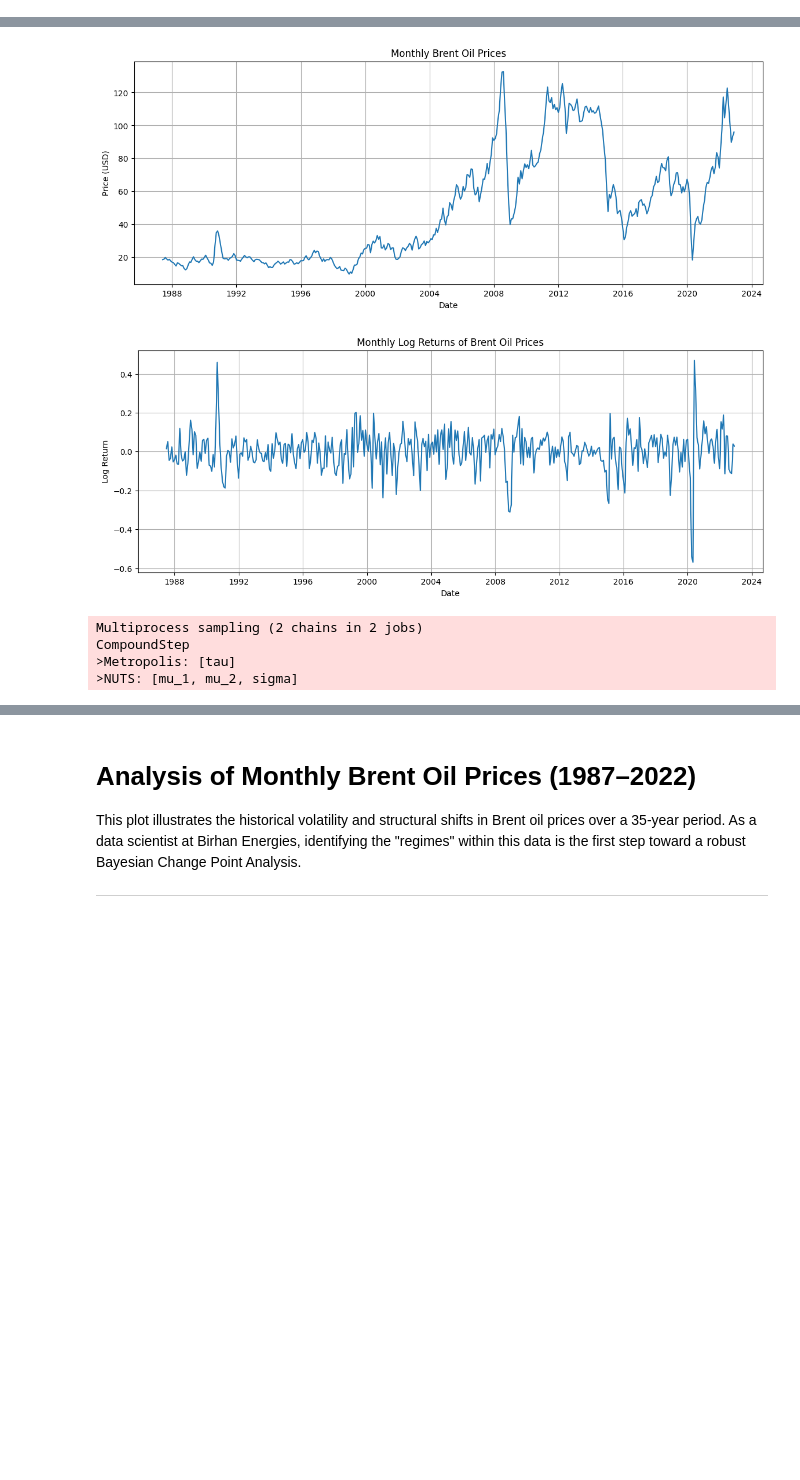
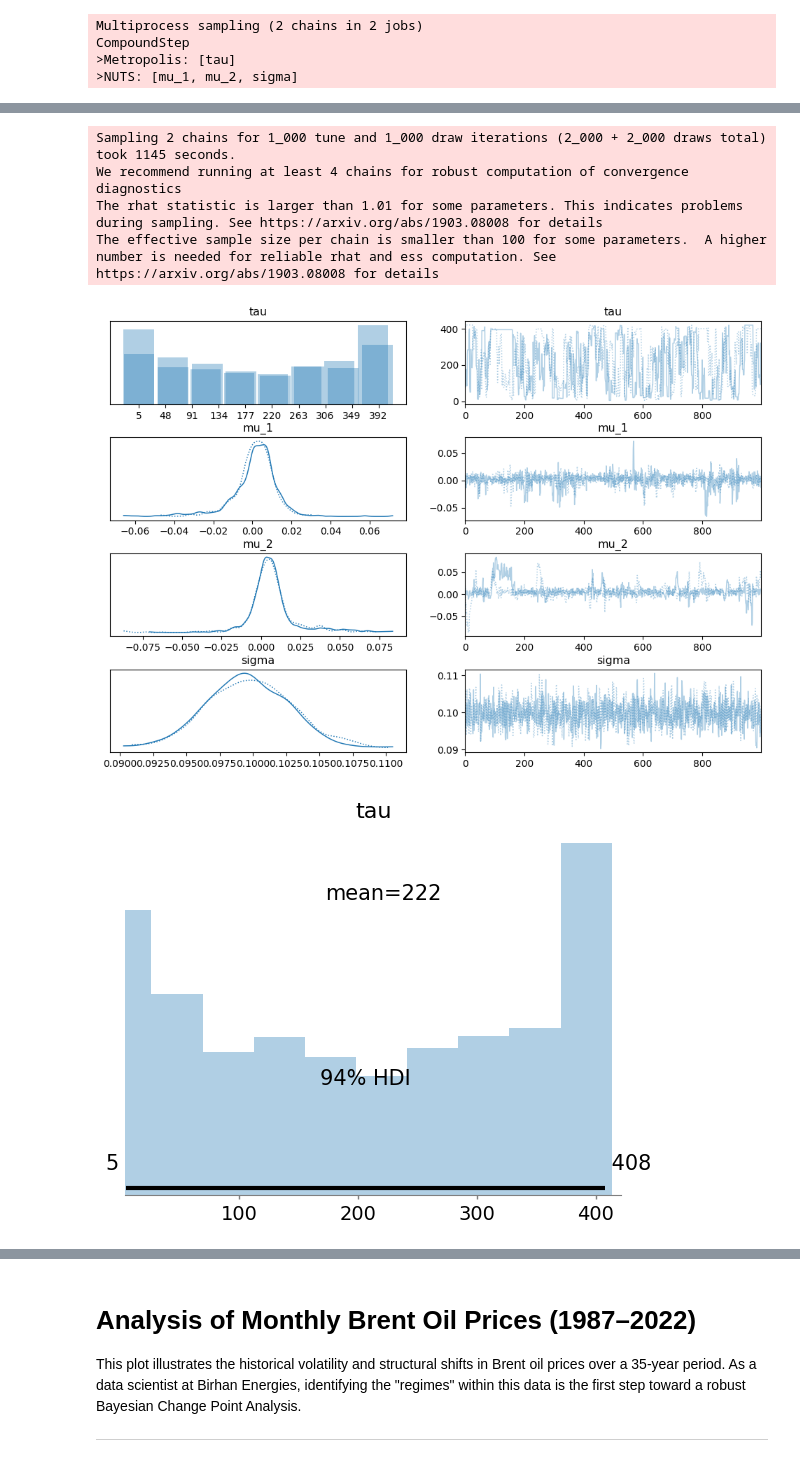
Before and after one commit to birhanu-ma/change-point-analysis, a Jupyter notebook: notebook/change_point_analysis.ipynb, the cells around one changed output, grey strips where cells are left out. Saved outputs shown, nothing was run; the diff lists cells and outputs as text; code cells hidden in the pictures; blank space fills up the shorter version.

```diff
--- a/notebook/change_point_analysis.ipynb
+++ b/notebook/change_point_analysis.ipynb
@@ -14,42 +10,52 @@ For details and migration guidance, visit: https://python.arviz.org/en/latest/us
 # %%
-
 # ------------------------------------------------------------------
-# USAGE EXAMPLE
+# UPDATED USAGE EXAMPLE (Interim Ready)
 # ------------------------------------------------------------------
 
 if __name__ == "__main__":
-    # Initialize analysis
-    cpa = ChangePointAnalysis(price_path="../data/raw/BrentOilPrices.csv", event_path="../data/raw/events.csv")
+    # 1. Initialize analysis with corrected paths
+    cpa = ChangePointAnalysis(
+        price_path="../data/raw/BrentOilPrices.csv",
+        event_path="../data/raw/events.csv"
+    )
 
-    # Load & preprocess data
+    # 2. Load & preprocess data
+    print("🚀 Loading and aggregating data...")
     cpa.load_price_data()
     cpa.aggregate_monthly()
     cpa.load_event_data()
 
-    # EDA
-    cpa.plot_price_series()
-    cpa.plot_log_returns()
+    # 3. Statistical Validation (NEW: Addresses Feedback)
+    # This step proves the data is stationary before modeling
+    stationarity_results = cpa.check_stationarity()
 
-    # Fit model
+    # 4. Fit Bayesian Model
+    print("🧠 Running MCMC Sampling (this may take a minute)...")
     cpa.fit_change_point_model(draws=1000, tune=1000, chains=2, cores=2)
 
-    # Diagnostics
+    # 5. Diagnostics & Visualization
     cpa.plot_trace()
+
     cpa.plot_tau_posterior()
-    cpa.plot_means_posterior()
     print("Change Point Detected:", cpa.get_change_point_date())
 
-    # Quantify impact
+    # 6. Quantify impact & Find Causes
     impact = cpa.quantify_impact()
+    nearby_events = cpa.find_nearby_events()
     print("Impact Summary:", impact)
 
-    # Associate events
-    nearby_events = cpa.find_nearby_events()
-    print("Nearby Events:", nearby_events)
-
-    # Plot final price series with change point
+    # 7. Final Visualizations
     cpa.plot_price_with_change_point()
 
-    # Export for dashboard
+
+    # 8. EXPORTS (NEW: Addresses Feedback & Task 3 Prep)
+    print("📂 Exporting results for Dashboard and Stakeholders...")
+
+    # Exports JSON and CSVs for the Flask/React App
     cpa.export_dashboard_files()
+
+    # Generates the automated text summary (Creates folder if missing)
+    cpa.generate_stakeholder_report()
+
+    print("\n✅ Interim Analysis Complete. Check the '/reports' and '/data/processed' folders.")
 # %% [output]
@@ -55,0 +66,4 @@ if __name__ == "__main__":
+Multiprocess sampling (2 chains in 2 jobs)
+CompoundStep
+>Metropolis: [tau]
+>NUTS: [mu_1, mu_2, sigma]
@@ -56,6 +72,6 @@ if __name__ == "__main__":
+Sampling 2 chains for 1_000 tune and 1_000 draw iterations (2_000 + 2_000 draws total) took 1145 seconds.
+We recommend running at least 4 chains for robust computation of convergence diagnostics
+The rhat statistic is larger than 1.01 for some parameters. This indicates problems during sampling. See https://arxiv.org/abs/1903.08008 for details
+The effective sample size per chain is smaller than 100 for some parameters.  A higher number is needed for reliable rhat and ess computation. See https://arxiv.org/abs/1903.08008 for details
-[figure, old version]
+[figure, new version]
-[figure, old version]
+[figure, new version]
-Multiprocess sampling (2 chains in 2 jobs)
-CompoundStep
->Metropolis: [tau]
->NUTS: [mu_1, mu_2, sigma]
```
Also changed, not shown: parts of 2 cells of this notebook, 1 other file.
